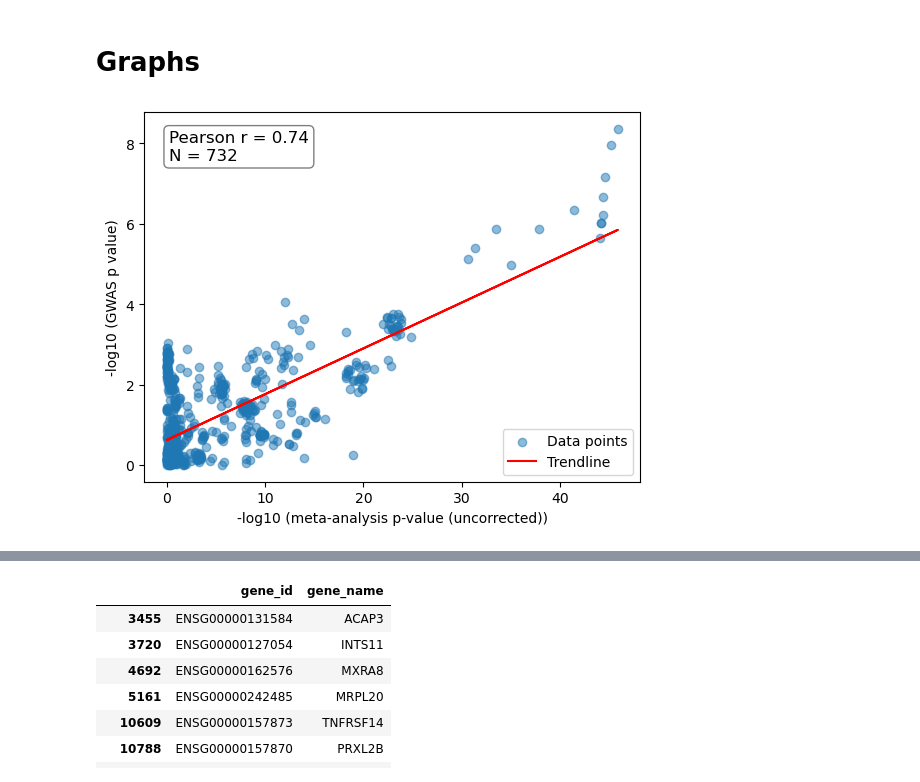
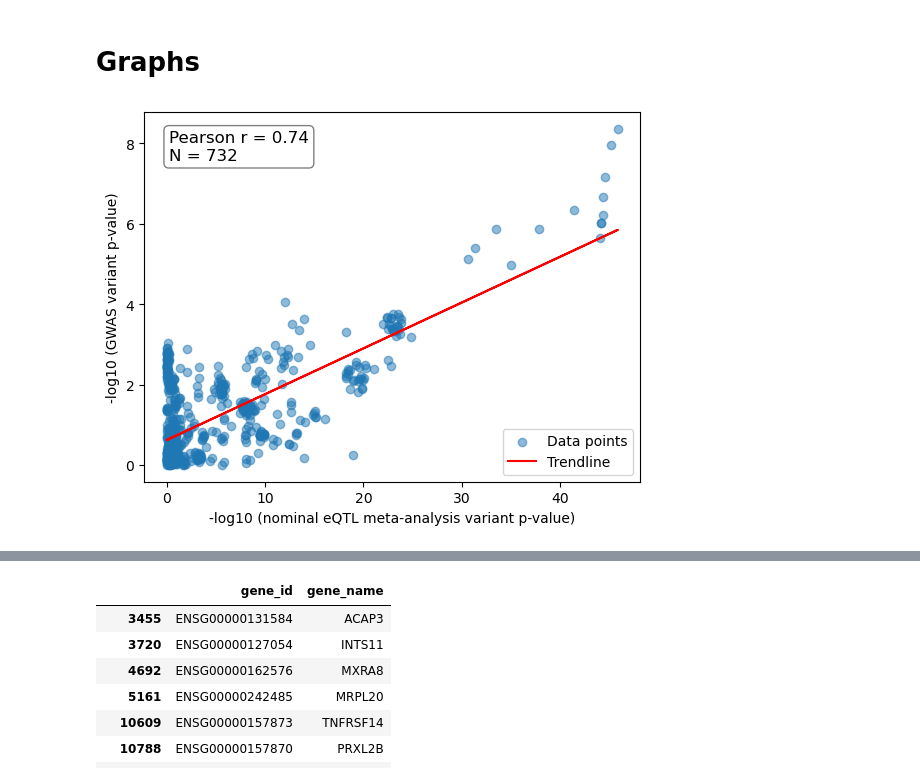
Before and after one commit to PRiesebos/DSLS-Genetics-Internship-Scripts, a Jupyter notebook: jupyter_notebooks/coloc_final_prep_and_output_inspection.ipynb, the cells around one changed output, grey strips where cells are left out. Saved outputs shown, nothing was run; the diff lists cells and outputs as text; code cells hidden in the pictures.

```diff
--- a/jupyter_notebooks/coloc_final_prep_and_output_inspection.ipynb
+++ b/jupyter_notebooks/coloc_final_prep_and_output_inspection.ipynb
@@ -184,39 +187,39 @@ highest_pp_gene["log10GWASP"] = -np.log10(highest_pp_gene["p_value"])
 # %%
 # Scatter plot
 plt.scatter(highest_pp_gene["log10MetaP"], highest_pp_gene["log10GWASP"], label="Data points", alpha=0.5)
-plt.xlabel("-log10 (meta-analysis p-value (uncorrected))")
-plt.ylabel("-log10 (GWAS p value)")
+plt.xlabel("-log10 (nominal eQTL meta-analysis variant p-value)")
+plt.ylabel("-log10 (GWAS variant p-value)")
 
 # Calculate trendline
 x = highest_pp_gene["log10MetaP"]
 y = highest_pp_gene["log10GWASP"]
 coefficients = np.polyfit(x, y, 1)  # Fit a line (degree=1)
 trendline = np.poly1d(coefficients)  # Create a trendline function
 
 # Calculate Pearson correlation
 correlation, _ = pearsonr(x, y)
 
 # Count the number of points
 num_points = len(x)
 
 # Add the trendline
 plt.plot(x, trendline(x), color="red", label="Trendline")
 
 # Add combined annotation for Pearson correlation and number of points
 plt.text(
     0.05, 0.95,  # Coordinates in the axes fraction (5% from left, 95% from top)
     f"Pearson r = {correlation:.2f}\nN = {num_points}",
     transform=plt.gca().transAxes,  # Use axes coordinates for placement
     fontsize=12,
     verticalalignment="top",
     bbox=dict(boxstyle="round", facecolor="white", alpha=0.5)  # Add a background box
 )
 
 # Add a legend
 plt.legend()
 
 # Show the plot
 plt.show()
 # %% [output]
-[figure, old version]
+[figure, new version]
 # %%
```
Also changed, not shown: parts of 5 cells of this notebook.
